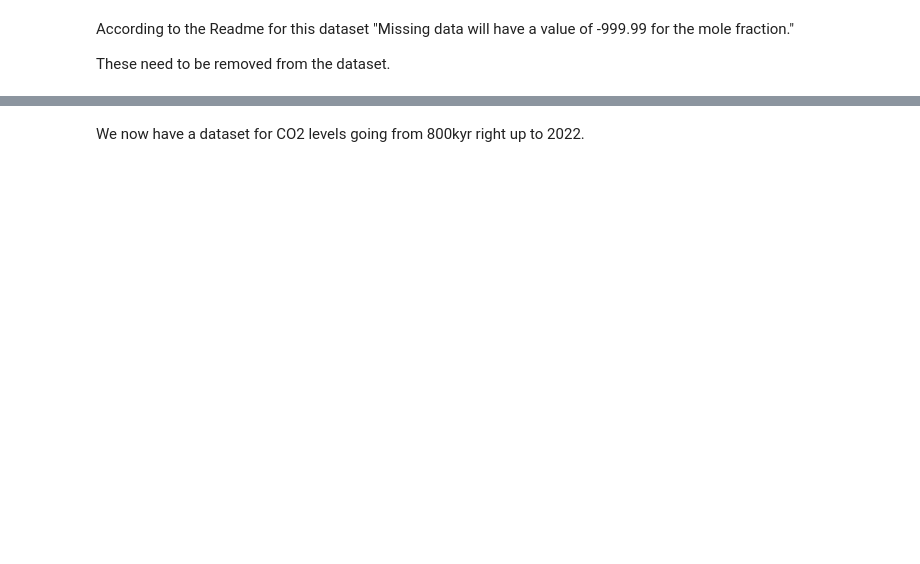
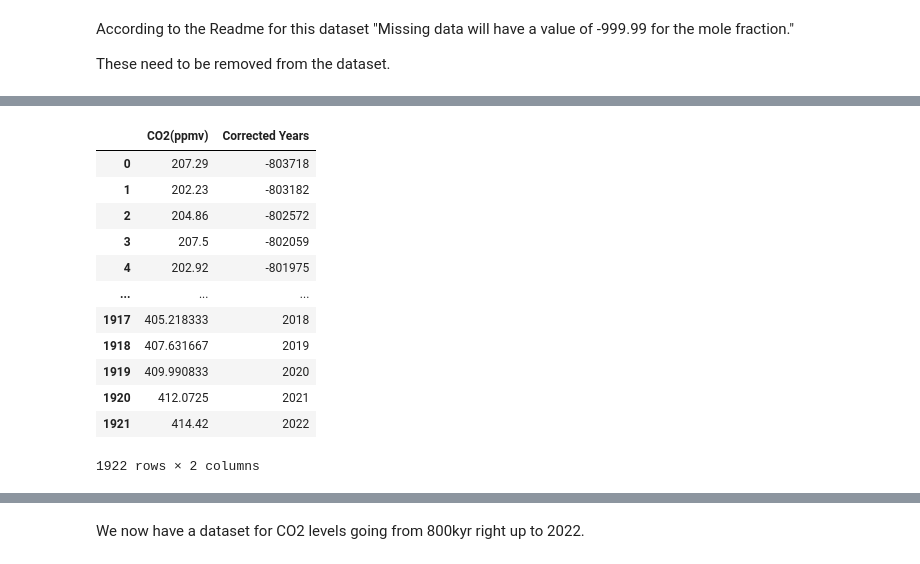
Before and after one commit to Kevin002023/PFDA--Climate-Project, a Jupyter notebook: PFDA-Project-2.ipynb, the cells around one changed output, grey strips where cells are left out. Saved outputs shown, nothing was run; the diff lists cells and outputs as text; code cells hidden in the pictures; blank space fills up the shorter version.

```diff
--- a/PFDA-Project-2.ipynb
+++ b/PFDA-Project-2.ipynb
@@ -218,9 +288,23 @@ print(last_twenty_1_co2)
 # %%
-ipcc = ipcc[::-1]
-ipcc
+#ipcc = ipcc[::-1]
+#ipcc
 
 complete_co2 = pd.concat([ipcc, last_twenty_1_co2], ignore_index = True)
 complete_co2
+# %% [output]
+|  | CO2(ppmv) | Corrected Years |
+| 0 | 207.29 | -803718 |
+| 1 | 202.23 | -803182 |
+| 2 | 204.86 | -802572 |
+| 3 | 207.5 | -802059 |
+| 4 | 202.92 | -801975 |
+| ... | ... | ... |
+| 1917 | 405.218333 | 2018 |
+| 1918 | 407.631667 | 2019 |
+| 1919 | 409.990833 | 2020 |
+| 1920 | 412.0725 | 2021 |
+| 1921 | 414.42 | 2022 |
+1922 rows × 2 columns
 # %%
 plt.figure(figsize=(8, 6))  # Adjust the figure size if needed
 
```
Also changed, not shown: parts of 14 cells of this notebook.
